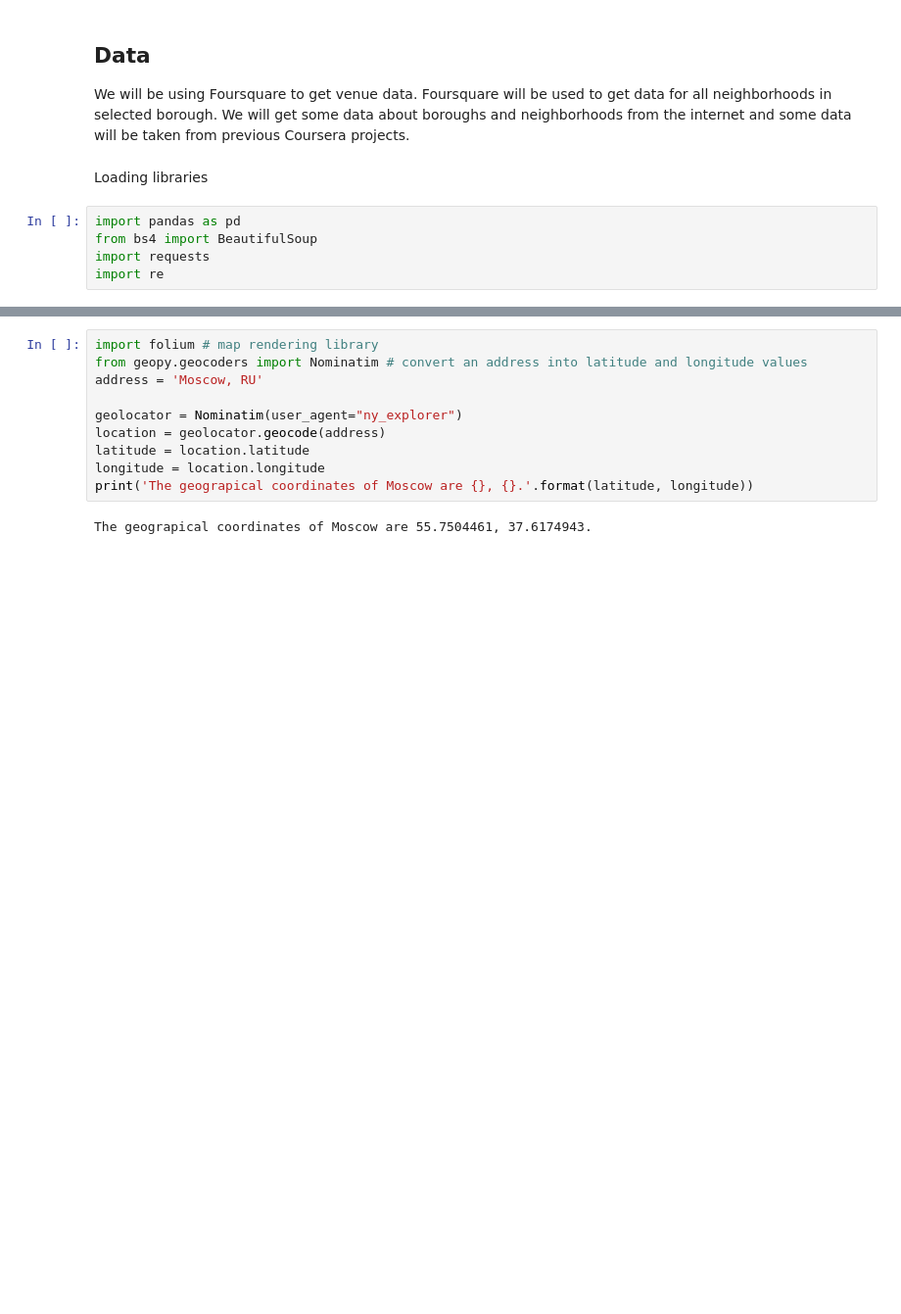
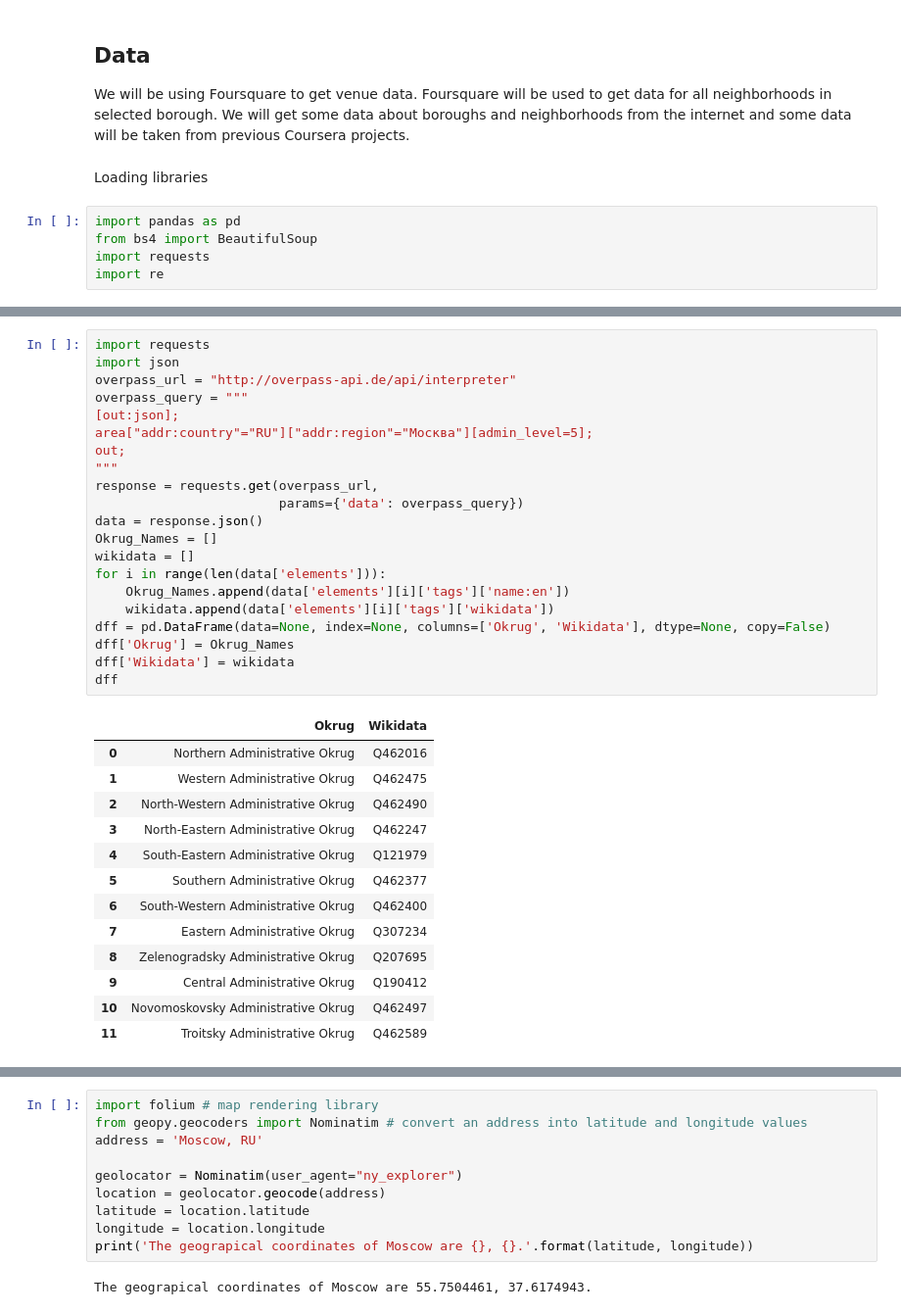
Before and after one commit to xzeqtr/Coursera_IBM_Data_Science, a Jupyter notebook: Final1.ipynb, the cells around one changed output, grey strips where cells are left out. Shown at 98% size. Drawn from its saved outputs; the diff is of its cells as text; blank space fills up the shorter version.

```diff
--- a/Final1.ipynb
+++ b/Final1.ipynb
@@ -78,0 +145,35 @@ df
+# %%
+import requests
+import json
+overpass_url = "http://overpass-api.de/api/interpreter"
+overpass_query = """
+[out:json];
+area["addr:country"="RU"]["addr:region"="Москва"][admin_level=5];
+out;
+"""
+response = requests.get(overpass_url,
+                        params={'data': overpass_query})
+data = response.json()
+Okrug_Names = []
+wikidata = []
+for i in range(len(data['elements'])):
+    Okrug_Names.append(data['elements'][i]['tags']['name:en'])
+    wikidata.append(data['elements'][i]['tags']['wikidata'])
+dff = pd.DataFrame(data=None, index=None, columns=['Okrug', 'Wikidata'], dtype=None, copy=False)
+dff['Okrug'] = Okrug_Names
+dff['Wikidata'] = wikidata
+dff
+# %% [output]
+|  | Okrug | Wikidata |
+| 0 | Northern Administrative Okrug | Q462016 |
+| 1 | Western Administrative Okrug | Q462475 |
+| 2 | North-Western Administrative Okrug | Q462490 |
+| 3 | North-Eastern Administrative Okrug | Q462247 |
+| 4 | South-Eastern Administrative Okrug | Q121979 |
+| 5 | Southern Administrative Okrug | Q462377 |
+| 6 | South-Western Administrative Okrug | Q462400 |
+| 7 | Eastern Administrative Okrug | Q307234 |
+| 8 | Zelenogradsky Administrative Okrug | Q207695 |
+| 9 | Central Administrative Okrug | Q190412 |
+| 10 | Novomoskovsky Administrative Okrug | Q462497 |
+| 11 | Troitsky Administrative Okrug | Q462589 |
```
Also changed, not shown: parts of 24 cells of this notebook, 3 other files.
